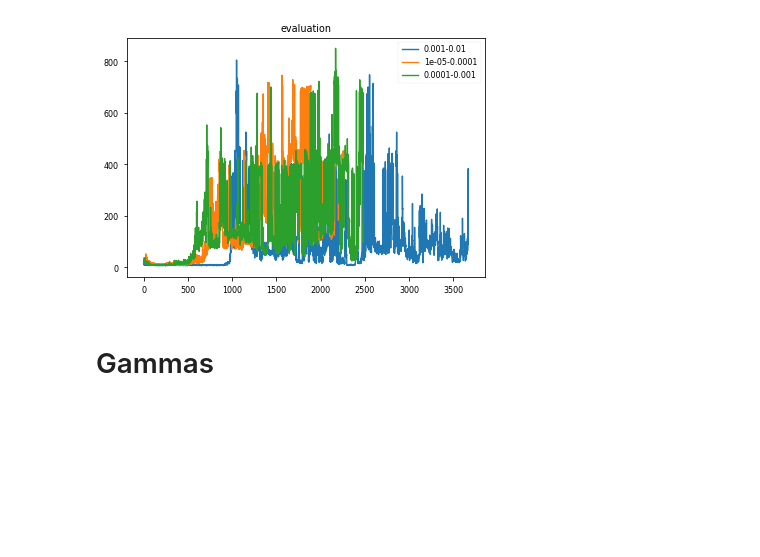
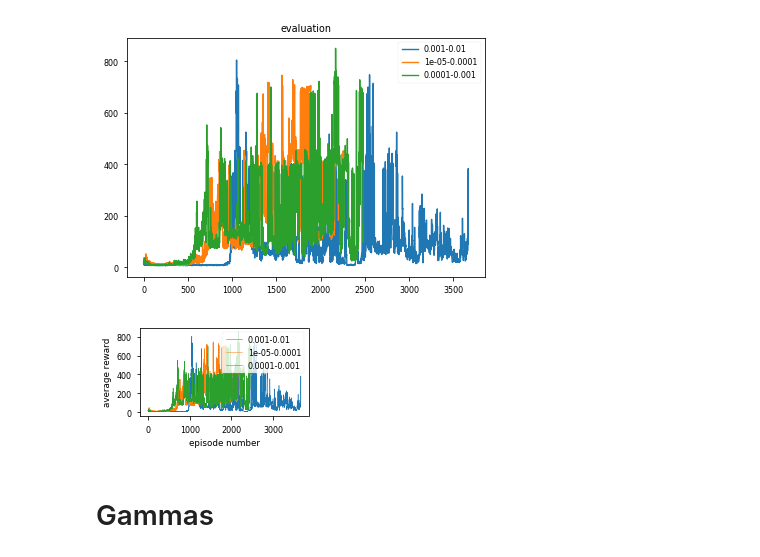
Before and after one commit to nicoring/RoBonjwa, a Jupyter notebook: notebooks/baseline-experiment-analysis.ipynb, the cells around one changed output. Cells and saved outputs as stored; diff of their text form; code cells hidden in the pictures; blank space fills up the shorter version.

```diff
--- a/notebooks/baseline-experiment-analysis.ipynb
+++ b/notebooks/baseline-experiment-analysis.ipynb
@@ -33,6 +33,17 @@ def plot_rewards(data):
     plt.legend()
     plt.title('evaluation')
     plt.show()
+
+def save_plot(data, filename):
+    plt.figure(figsize=(3.2,2))
+    for name, df in data:
+        plt.plot(df[['evaluation']], label=name, lw=0.5)
+    plt.legend()
+    plt.xlabel('episode number')
+    plt.ylabel('average reward')
+    plt.tight_layout()
+    plt.savefig(filename, bbox_inches='tight')
+    plt.show()
 # %%
 def load_rewards_mean(dir_name):
     dfs = defaultdict(lambda: [])
@@ -71,6 +82,10 @@ plot_rewards(load_rewards_mean(dir_name).items())
 # %% [output]
 [figure]
 [figure]
+# %%
+save_plot(load_rewards_mean(dir_name).items(), 'learningrate.pdf')
+# %% [output]
+[figure, added]
 # %% [markdown]
 # Gammas
 # %%
```
Also changed, not shown: parts of 7 cells of this notebook.
